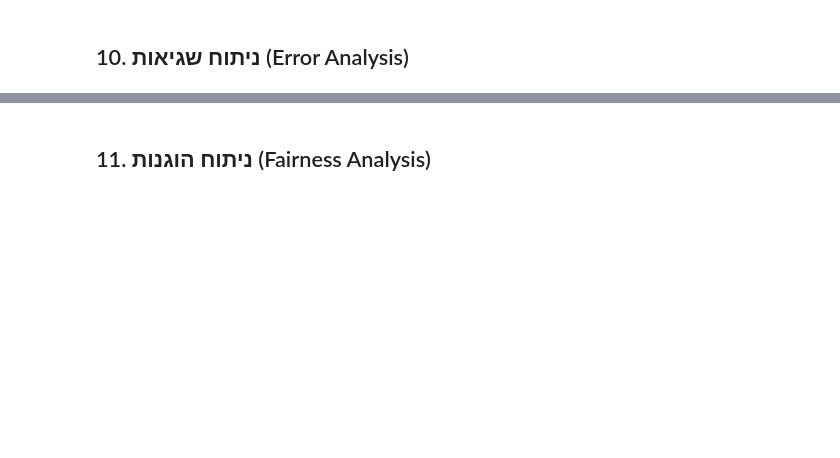
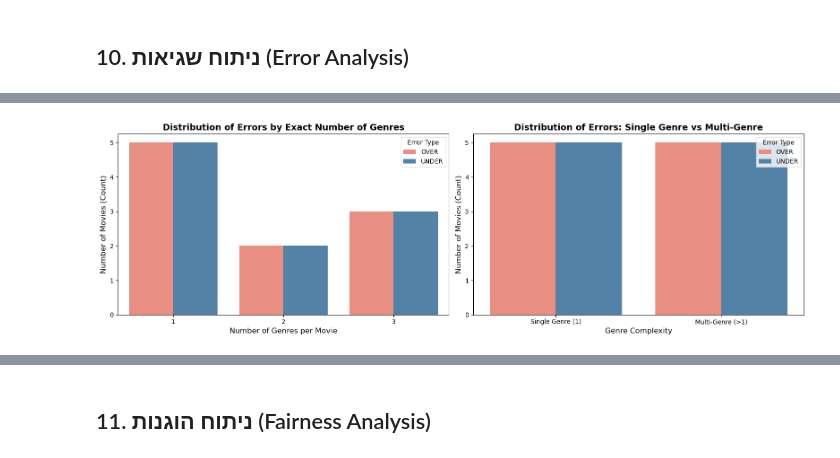
Before and after one commit to shirelhaddad/machine-learning, a Jupyter notebook: notebook_part2 (3) (2).ipynb, the cells around one changed output, grey strips where cells are left out. Cells and saved outputs as stored; diff of their text form; code cells hidden in the pictures; blank space fills up the shorter version.

```diff
--- a/notebook_part2 (3) (2).ipynb
+++ b/notebook_part2 (3) (2).ipynb
@@ -623,28 +645,30 @@ plt.show()
 # %%
 
-palette_colors = {'OVER (Prediction > Actual)': 'salmon', 'UNDER (Prediction < Actual)': 'steelblue'}
+palette_colors = {'OVER': 'salmon', 'UNDER': 'steelblue'}
 fig, axes = plt.subplots(1, 2, figsize=(16, 5))
 
 # גרף א': חלוקת השגיאות לפי מספר הז'אנרים המדויק (num_genres)
 sns.countplot(data=outliers_rf, x='num_genres', hue='Error Type', palette=palette_colors, ax=axes[0])
 axes[0].set_title('Distribution of Errors by Exact Number of Genres', fontsize=14, fontweight='bold')
 axes[0].set_xlabel('Number of Genres per Movie', fontsize=12)
 axes[0].set_ylabel('Number of Movies (Count)', fontsize=12)
 axes[0].legend(title='Error Type')
 
 # גרף ב': חלוקה לפי מורכבות - ז'אנר יחיד (1) מול ריבוי ז'אנרים (גדול מ-1)
 sns.countplot(
     data=outliers_rf,
     x=outliers_rf['num_genres'].apply(lambda x: 'Single Genre (1)' if x == 1 else 'Multi-Genre (>1)'),
     hue='Error Type', palette=palette_colors, ax=axes[1],
     order=['Single Genre (1)', 'Multi-Genre (>1)'])
 axes[1].set_title('Distribution of Errors: Single Genre vs Multi-Genre', fontsize=14, fontweight='bold')
 axes[1].set_xlabel('Genre Complexity', fontsize=12)
 axes[1].set_ylabel('Number of Movies (Count)', fontsize=12)
 axes[1].legend(title='Error Type')
 
 plt.tight_layout()
 plt.show()
+# %% [output]
+[figure, added]
 # %%
 ### 10.4 – השוואה בין המודלים
 overlap_idx = outliers_rf.index.intersection(outliers_en.index)
```
Also changed, not shown: parts of 9 cells of this notebook.
